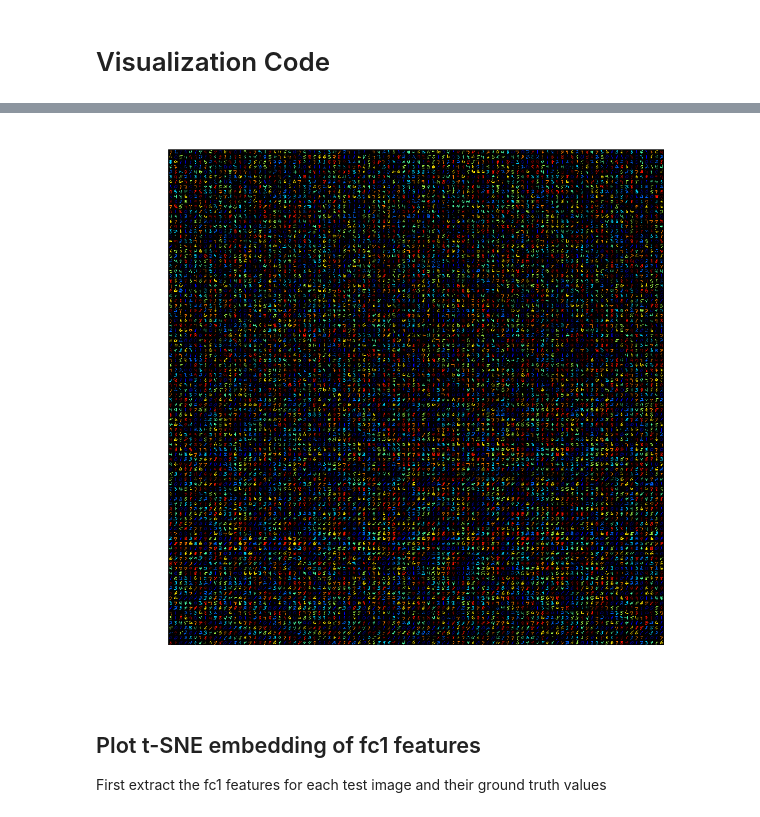
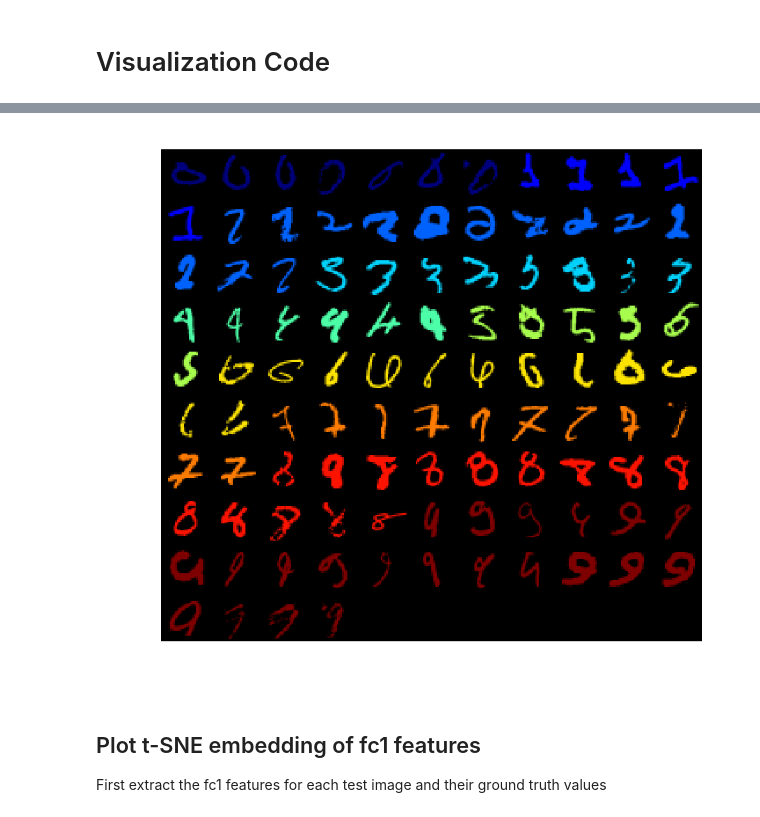
Before and after one commit to steedly/Reading, a Jupyter notebook: mnist.ipynb, the cells around one changed output, grey strips where cells are left out. Cells and saved outputs as stored; diff of their text form; code cells hidden in the pictures.

```diff
--- a/mnist.ipynb
+++ b/mnist.ipynb
@@ -424,4 +394,0 @@ def plot_data(dataset, entries):
-# %%
-dim = 5
-entries = np.reshape(range(0,dim*dim),(dim,dim))
-plot_data(test_loader.dataset,entries)
@@ -449,0 +433,3 @@ Labels:
+# %%
+tiled, target = tile_digits(range(10000))
+imageio.imwrite('tiled.png', tiled)
@@ -496,0 +469,10 @@ imageio.imwrite('tiled.png', tiled)
+# %%
+target_failures = target_all[failure_indices]
+failure_idx_by_digit = list(map(lambda digit: np.where(target_failures.eq(digit))[0], range(0,10)))
+
+# Print sorted failures
+sorted_failures = np.hstack(failure_idx_by_digit)
+fail_img, targets, classes = tile_digits(failure_indices[sorted_failures], output_all)
+
+print('Classifications:\n', classes)
+imageio.imwrite('sorted_failures.png', fail_img)
@@ -497,10 +491,10 @@ imageio.imwrite('tiled.png', tiled)
 # %%
 fig, ax=plt.subplots(figsize=(5,5), dpi=200)
 ax.axis('off')
-plt.imshow(tiled)
+plt.imshow(fail_img)
 plt.show()
 # %% [output]
-[figure, old version]
+[figure, new version]
 # %% [markdown]
 ## Plot t-SNE embedding of fc1 features
 First extract the fc1 features for each test image and their ground truth values
```
Also changed, not shown: parts of 22 cells of this notebook.
